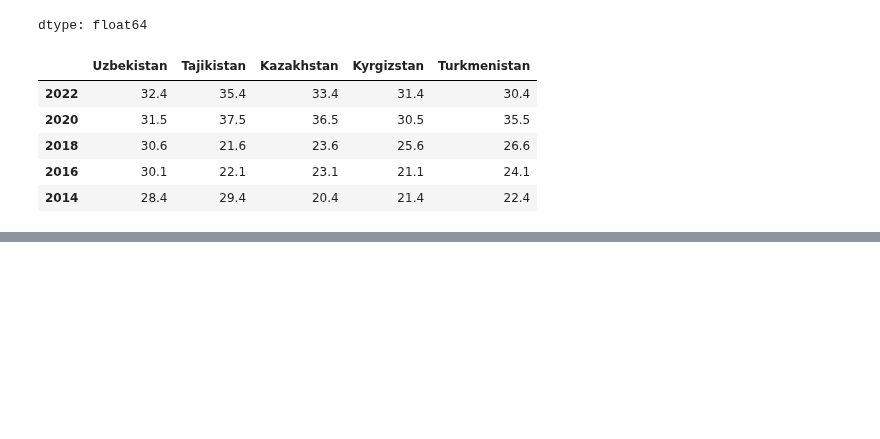
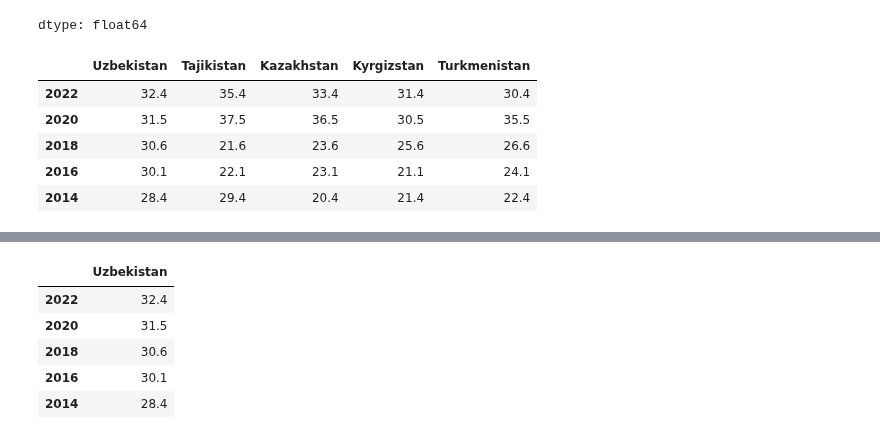
Before and after one commit to baxronovferuz1/DataScience_Np, a Jupyter notebook: Numpy_Pandas_practice.ipynb, the cells around one changed output, grey strips where cells are left out. Saved outputs shown, nothing was run; the diff lists cells and outputs as text; code cells hidden in the pictures; blank space fills up the shorter version.

```diff
--- a/Numpy_Pandas_practice.ipynb
+++ b/Numpy_Pandas_practice.ipynb
@@ -860,0 +881,9 @@ result_df
+# %%
+result_df[["Uzbekistan"]][result_df["Uzbekistan"]>27]
+# %% [output]
+|  | Uzbekistan |
+| 2022 | 32.4 |
+| 2020 | 31.5 |
+| 2018 | 30.6 |
+| 2016 | 30.1 |
+| 2014 | 28.4 |
```
Also changed, not shown: parts of 6 cells of this notebook.
